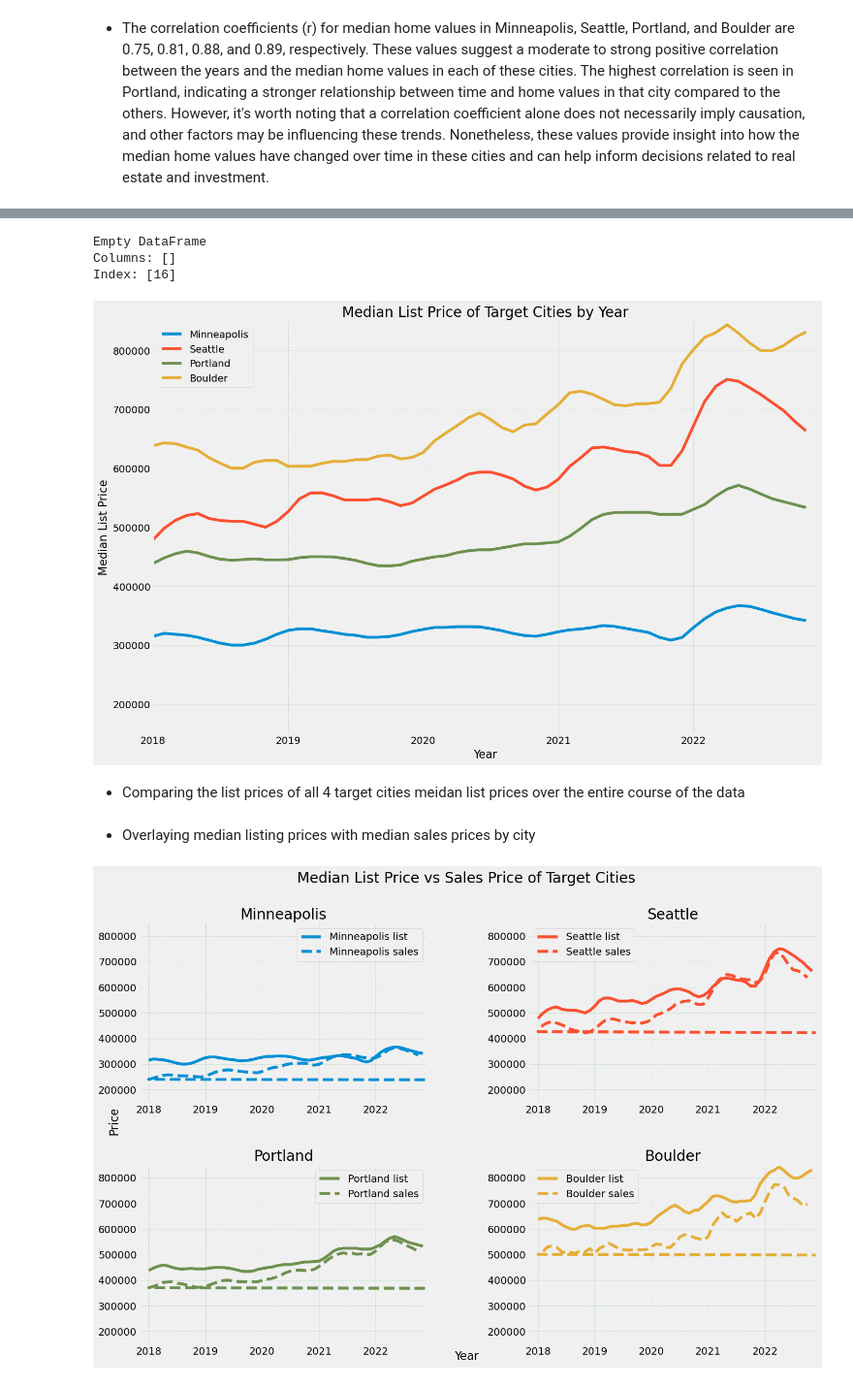
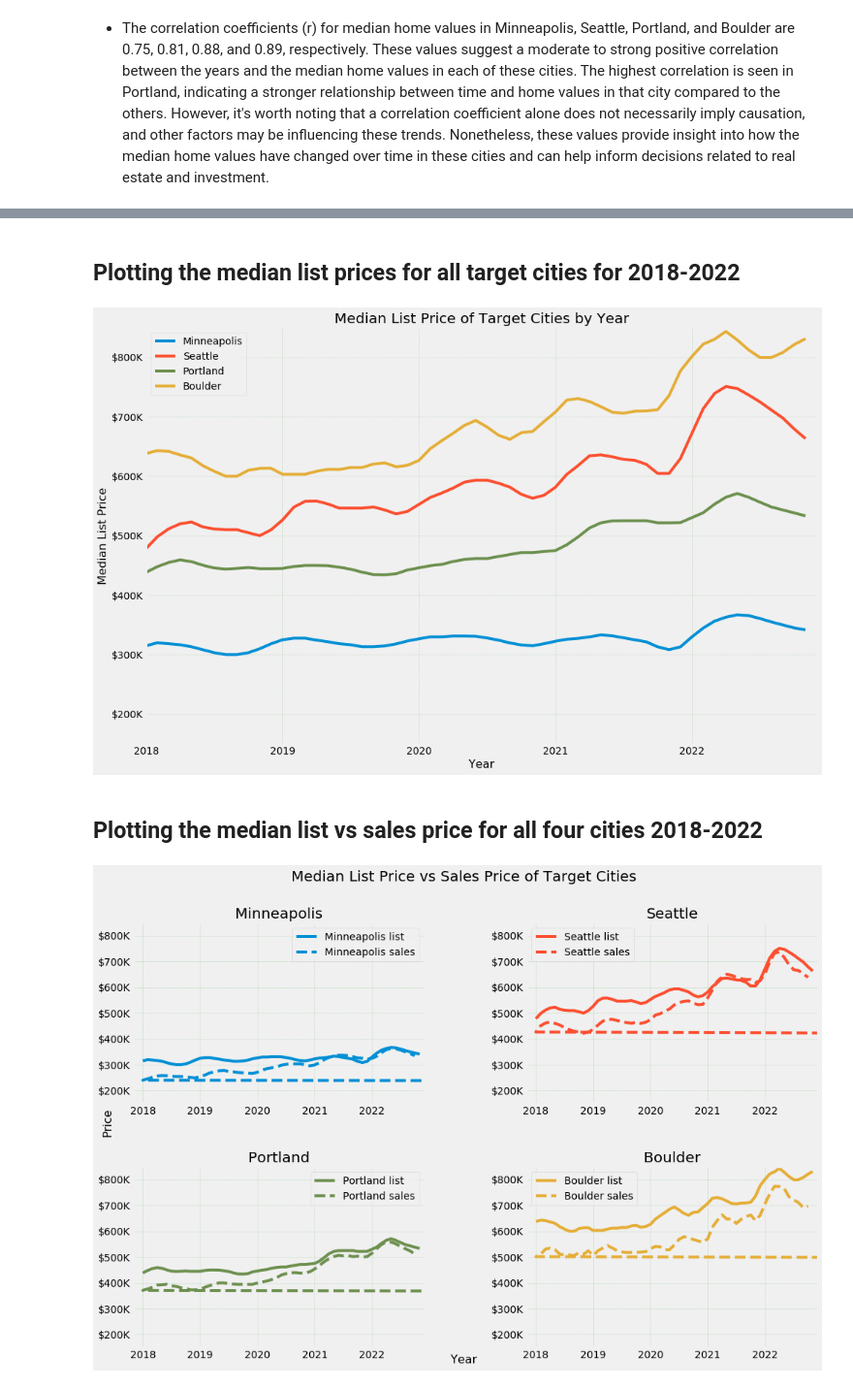
Before and after one commit to earlyann/Zillow_target_city_analysis, a Jupyter notebook: zillow.ipynb, the cells around one changed output, grey strips where cells are left out. Shown: that part at 97% size. Saved outputs shown, nothing was run; the diff lists cells and outputs as text; code cells hidden in the pictures.

Commit message:
Changed y labels

```diff
--- a/zillow.ipynb
+++ b/zillow.ipynb
@@ -32,15 +22,13 @@ csvpath2 = '/Users/laceymorgan/Desktop/Zillow_target_city_analysis/Metro_invt_2_
 df2 = pd.read_csv(csvpath2)
 # %%
-# Median List Price: The median price at which homes across various geographies were listed.
-# Data is smoothed for all homes monthly
+# Import Median List Price: The median price at which homes were listed, data is smoothed for all homes monthly
 
-csvpath3 = '/Users/laceymorgan/Desktop/Zillow_target_city_analysis/Metro_mlp_2_16_2023.csv'
+csvpath3 = '/Users/laceymorgan/Desktop/Zillow_target_city_analysis/data/Metro_mlp_2_16_2023.csv'
 df3 = pd.read_csv(csvpath3)
 # %%
-# Median Sale Price: The median price at which homes across various geographies were sold.
-# Data is smoothed for all homes monthly
+# Import Median Sale Price: The median price at which homes were sold, data is smoothed for all homes monthly
 
-csvpath4 = '/Users/laceymorgan/Desktop/Zillow_target_city_analysis/Metro_msp_2_16_2023.csv'
+csvpath4 = '/Users/laceymorgan/Desktop/Zillow_target_city_analysis/data/Metro_msp_2_16_2023.csv'
 df4 = pd.read_csv(csvpath4)
 # %%
 # creating data frames of just the target cities median home values over time
@@ -289,15 +266,5 @@ plt.show()
-# %%
-# get a Series indicating which columns have at least one NaN value
-has_nans = mpls_inv.isna().any()
-
-# filter the DataFrame to only include columns with at least one NaN value
-df_filtered = mpls_inv.loc[:, has_nans]
-
-print(df_filtered)
-# %% [output]
-Empty DataFrame
-Columns: []
-Index: [16]
+# %% [markdown]
+## Plotting the median list prices for all target cities for 2018-2022
 # %%
 # creating data frames of just the target cities median list prices over time
 mpls_lst = df3.loc[(df3['RegionName'] == 'Minneapolis, MN')].copy()
@@ -305,8 +272,6 @@ prt_lst = df3.loc[(df3['RegionName'] == 'Portland, OR')].copy()
 stl_lst = df3.loc[(df3['RegionName'] == 'Seattle, WA')].copy()
 bldr_lst = df3.loc[(df3['RegionName'] == 'Boulder, CO')].copy()
 # %%
-# plotting all 4 target cities meidan list prices over the entire course of the data
-
 # set the figure size
 plt.figure(figsize=(15, 10))
 
@@ -344,6 +309,9 @@ positions = [(date - start).days // 30 for date in dates]
 # set the x-ticks and labels
 plt.xticks(positions, labels)
 
+plt.gca().get_yaxis().set_major_formatter(
+    plt.FuncFormatter(lambda x, p: '${:,.1f}M'.format(x / 1000000) if x >= 1000000 else '${:,.0f}K'.format(x / 1000)))
+
 # set proporties for the grid
 plt.grid(alpha= .25, color = 'green', linestyle = '--', linewidth = 0.5)
 
@@ -356,13 +324,15 @@ plt.legend(loc='best')
 
 # plt.tight_layout()
 
-# Save your graph as a PNG file in the "visualizations" folder
+# Save the graph as a PNG file in the visualizations folder
 plt.savefig('/Users/laceymorgan/Desktop/Zillow_target_city_analysis/figures/median_list_price_all_cities.png', dpi=300)
 
 # show the plot
 plt.show()
 # %% [output]
-[figure, old version]
+[figure, new version]
+# %% [markdown]
+## Plotting the median list vs sales price for all four cities 2018-2022
 # %%
 # creating data frames of just the target cities sale prices over time
 mpls_sale = df4.loc[(df4['RegionName'] == 'Minneapolis, MN')].copy()
@@ -433,9 +348,4 @@ bldr_sale_data = bldr_sale.iloc[0, 5:]
-# %% [markdown]
-* Comparing the list prices of all 4 target cities meidan list prices over the entire course of the data
-# %% [markdown]
-* Overlaying median listing prices with median sales prices by city
 # %%
-#median list vs sales price for all cities
 # create a 2x2 subplot grid
 fig, axs = plt.subplots(nrows=2, ncols=2, figsize=(15, 10))
 
@@ -467,31 +377,36 @@ labels = [date.strftime('%Y') for date in dates]
 start = pd.Timestamp('2018-03-31')
 positions = [(date - start).days // 30 for date in dates]
 
 # set the x-ticks and labels
 for ax in axs.flat:
     ax.set_xticks(positions)
     ax.set_xticklabels(labels)
     ax.set_ylim(150000, 850000)  # set y-limits
 
+# apply the y-axis label formatting to all subplots
+for ax in axs.flat:
+    ax.yaxis.set_major_formatter(
+        plt.FuncFormatter(lambda x, p: '${:,.1f}M'.format(x / 1000000) if x >= 1000000 else '${:,.0f}K'.format(x / 1000)))
+
     # set proporties for the grid
     ax.grid(alpha= .25, color = 'green', linestyle = '--', linewidth = 0.5)
 
     # set the x-limits
     ax.set_xlim(-2, len(mpls_lst_data))
 
     # add a legend
     ax.legend(loc='best')
 
 # adjust the spacing between subplots
 fig.subplots_adjust(hspace=0.35, wspace=0.35)
 
 # set title
 fig.suptitle('Median List Price vs Sales Price of Target Cities', fontsize=20)
 
 # Save your graph as a PNG file in the "visualizations" folder
 plt.savefig('/Users/laceymorgan/Desktop/Zillow_target_city_analysis/figures/sales_v_list_all.png', dpi=300)
 
 # show the plot
 plt.show()
 # %% [output]
-[figure, old version]
+[figure, new version]
```
Also changed, not shown: parts of 14 cells of this notebook, 5 other files.
